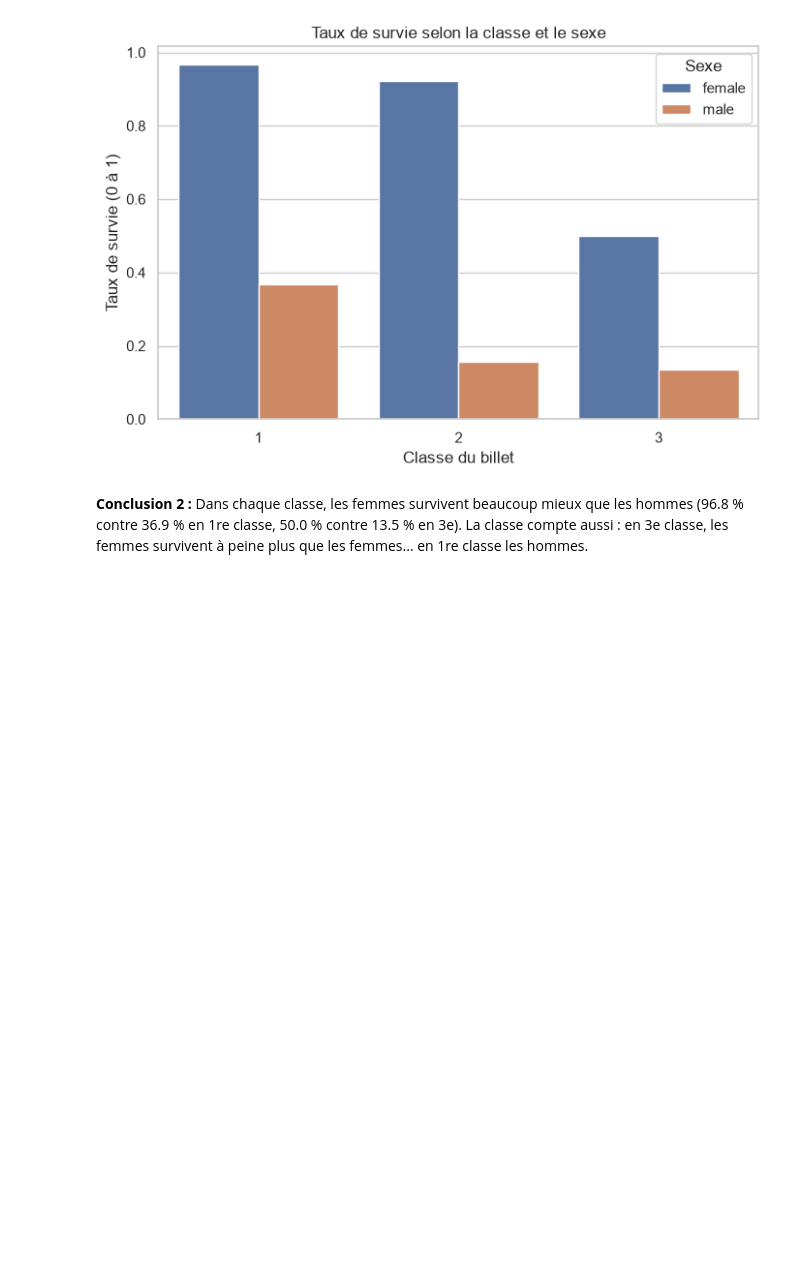
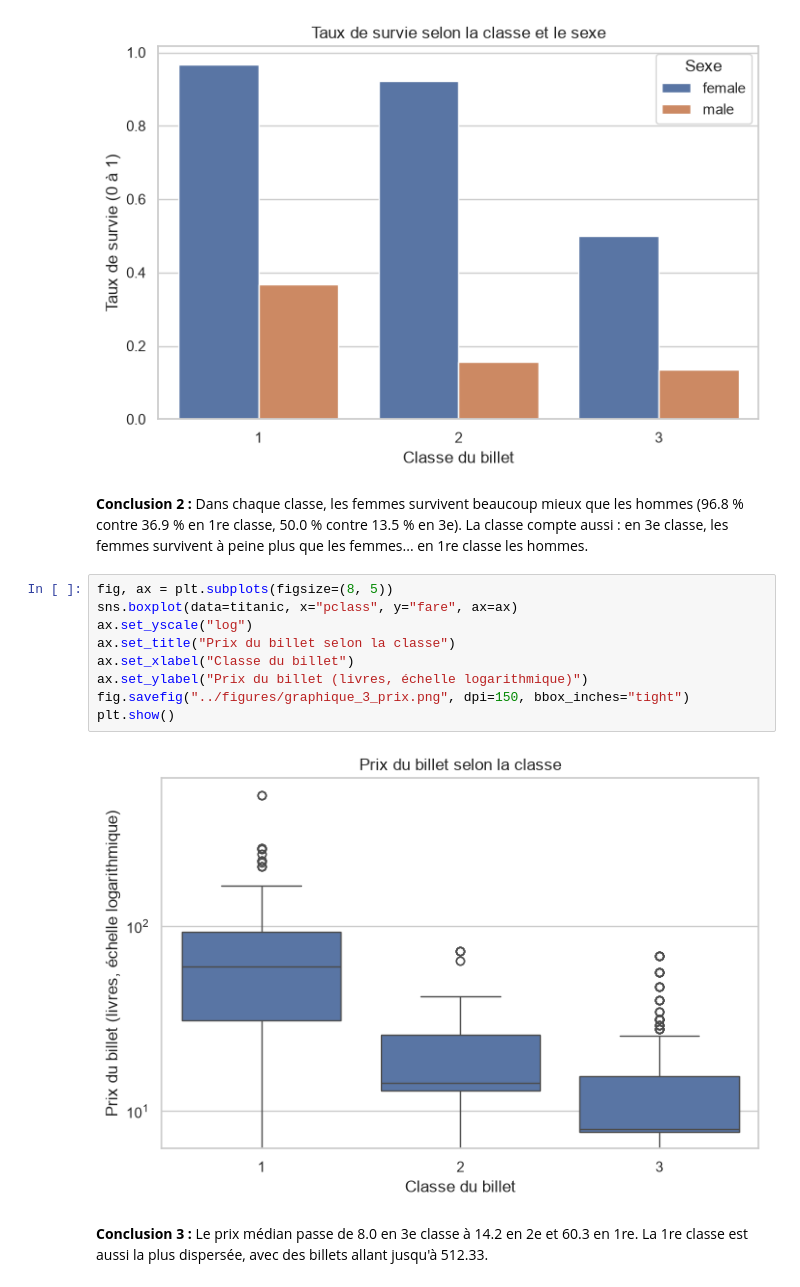
Before and after one commit to fotsotagnefred-png/Mon-projet-python, a Jupyter notebook: exercice-12/exercice.ipynb, the cells around one changed output. Drawn from its saved outputs; the diff is of its cells as text; blank space fills up the shorter version.

Commit message:
Exercice 12 : graphique 3, prix du billet par classe

```diff
--- a/exercice-12/exercice.ipynb
+++ b/exercice-12/exercice.ipynb
@@ -58,3 +58,16 @@ plt.show()
 [figure]
 # %% [markdown]
 **Conclusion 2 :** Dans chaque classe, les femmes survivent beaucoup mieux que les hommes (96.8 % contre 36.9 % en 1re classe, 50.0 % contre 13.5 % en 3e). La classe compte aussi : en 3e classe, les femmes survivent à peine plus que les femmes... en 1re classe les hommes.
+# %%
+fig, ax = plt.subplots(figsize=(8, 5))
+sns.boxplot(data=titanic, x="pclass", y="fare", ax=ax)
+ax.set_yscale("log")
+ax.set_title("Prix du billet selon la classe")
+ax.set_xlabel("Classe du billet")
+ax.set_ylabel("Prix du billet (livres, échelle logarithmique)")
+fig.savefig("../figures/graphique_3_prix.png", dpi=150, bbox_inches="tight")
+plt.show()
+# %% [output]
+[figure, added]
+# %% [markdown]
+**Conclusion 3 :** Le prix médian passe de 8.0 en 3e classe à 14.2 en 2e et 60.3 en 1re. La 1re classe est aussi la plus dispersée, avec des billets allant jusqu'à 512.33.
```
Also changed, not shown: 1 other file.
